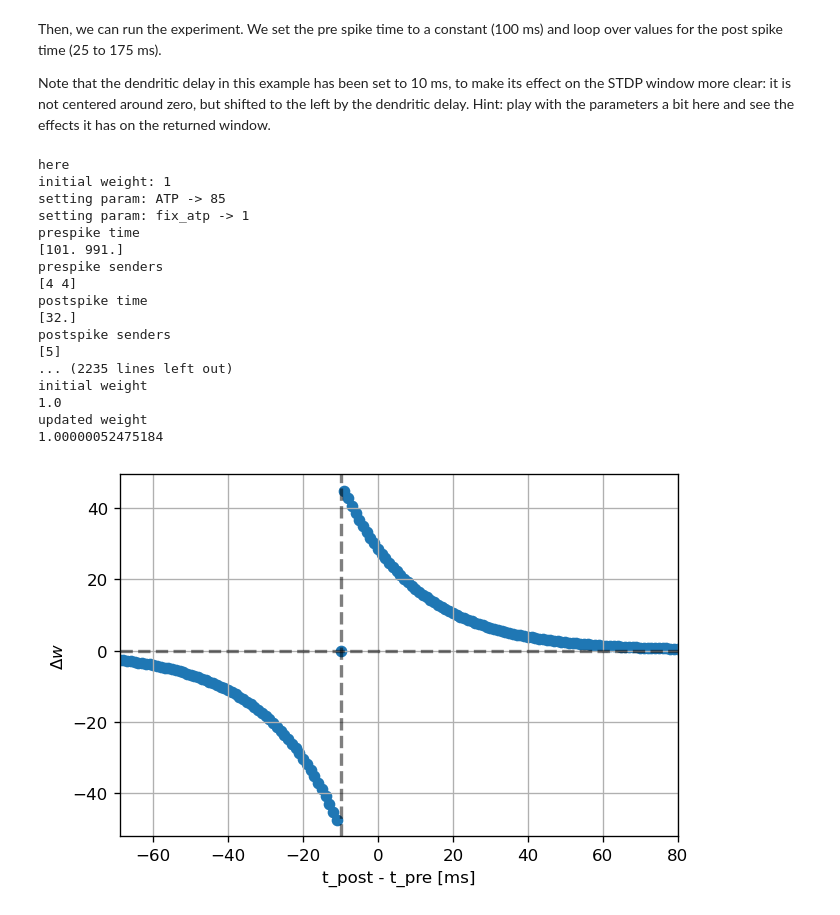
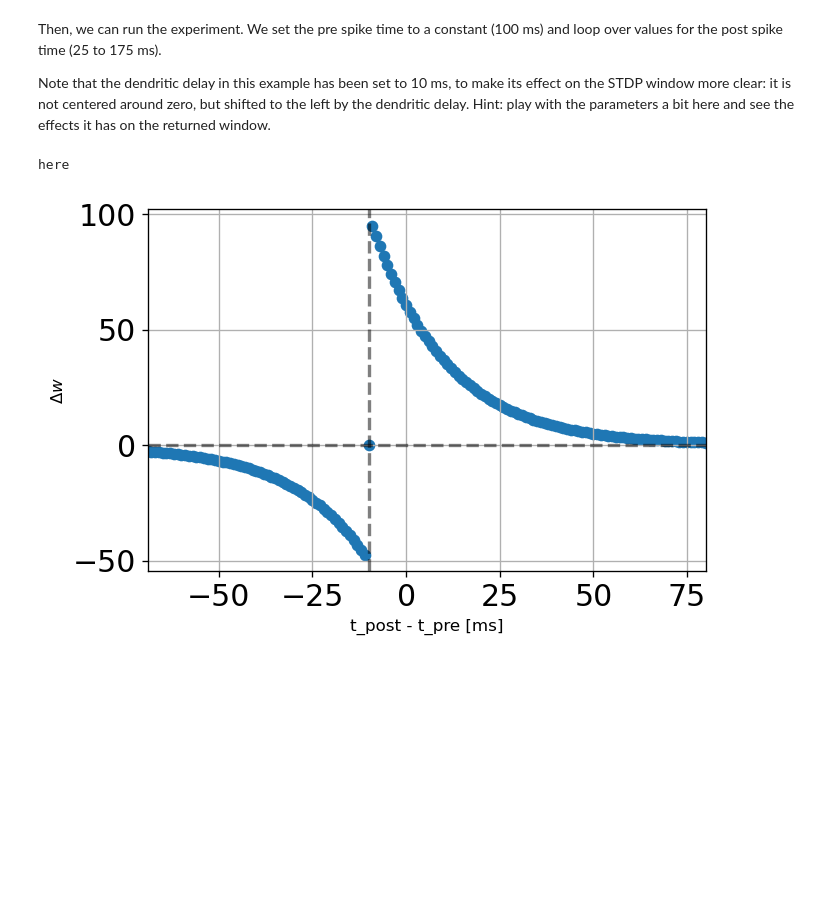
Before and after one commit to Wiss/nestml, a Jupyter notebook: ehp/three_factor_lr/ed_stdp_complete.ipynb, the cells around one changed output. Cells and saved outputs as stored; diff of their text form; code cells hidden in the pictures; blank space fills up the shorter version.

```diff
--- a/ehp/three_factor_lr/ed_stdp_complete.ipynb
+++ b/ehp/three_factor_lr/ed_stdp_complete.ipynb
@@ -277,7 +277,7 @@ but we can use other functions as well. Here we are assuming the ATP is in perce
 # %%
 #delta_t = t_o - t_i
 verbose = False
-eta = 5
+eta = 20
 exponential = True
 def stdp_ATP(ATP = 100,
             delta_t = delta_t,
@@ -475,12 +505,14 @@ def run_network(pre_spike_time, post_spike_time,
                           synapse_parameters=None,  # optional dictionary passed to the synapse
                           neuron_parameters=None,
                           init_w=1.,
-                          fname_snip=""):
+                          fname_snip="",
+                           verbose=0):
 
     nest.set_verbosity("M_WARNING")
     #nest.set_verbosity("M_ALL")
 
-    print(f'initial weight: {init_w}')
+    if verbose:
+        print(f'initial weight: {init_w}')
 
     nest.ResetKernel()
     nest.SetKernelStatus({'resolution': resolution})
@@ -505,7 +537,8 @@ def run_network(pre_spike_time, post_spike_time,
     post_neuron = nest.Create(neuron_model_name)
     if neuron_parameters is not None:
         for param, param_value in neuron_parameters.items():
-            print(f'setting param: {param} -> {param_value}')
+            if verbose:
+                print(f'setting param: {param} -> {param_value}')
             post_neuron.set({param: param_value})
 
     spikedet_pre = nest.Create("spike_recorder")
@@ -539,18 +572,19 @@ def run_network(pre_spike_time, post_spike_time,
     dt = actual_t_post_sp - actual_t_pre_sp
     dw = (updated_weight - initial_weight) / lmbda
 
-    print("prespike time")
-    print(nest.GetStatus(spikedet_pre)[0]["events"]["times"])
-    print("prespike senders")
-    print(nest.GetStatus(spikedet_pre)[0]["events"]["senders"])
-    print("postspike time")
-    print(nest.GetStatus(spikedet_post)[0]["events"]["times"])
-    print("postspike senders")
-    print(nest.GetStatus(spikedet_post)[0]["events"]["senders"])
-    print("initial weight")
-    print(initial_weight)
-    print("updated weight")
-    print(updated_weight)
+    if verbose:
+        print("prespike time")
+        print(nest.GetStatus(spikedet_pre)[0]["events"]["times"])
+        print("prespike senders")
+        print(nest.GetStatus(spikedet_pre)[0]["events"]["senders"])
+        print("postspike time")
+        print(nest.GetStatus(spikedet_post)[0]["events"]["times"])
+        print("postspike senders")
+        print(nest.GetStatus(spikedet_post)[0]["events"]["senders"])
+        print("initial weight")
+        print(initial_weight)
+        print("updated weight")
+        print(updated_weight)
 
     return dt, dw
 # %% [markdown]
@@ -602,46 +636,31 @@ def plot_stdp_window(dt_vec, dw_vec, delay):
     ax.set_ylim(ylim)
 # %%
 fix_atp = 1  # 1 or 0
+atp = 100
 if fix_atp == 1:
     print('here')
-    initial_atp = 85
+    initial_atp = atp
 else:
     print('here2')
     initial_atp = 100
 eta = 5
 init_w = 1
 alpha = 0.5
 mu_plus = 0
 mu_minus = 0
 dt_vec, dw_vec, delay = stdp_window(neuron_model_name, synapse_model_name,
                                     synapse_parameters={"alpha": alpha,
                                                        #"lambda": 0.005,
                                                        "mu_plus": mu_plus,
                                                        "mu_minus": mu_minus,
                                                        "eta": eta
                                                        },
                                    neuron_parameters={"ATP": initial_atp,
                                                       "fix_atp": fix_atp
                                                      },
                                    init_w=init_w)
 
 plot_stdp_window(dt_vec, dw_vec, delay)
 # %% [output]
 here
-initial weight: 1
-setting param: ATP -> 85
-setting param: fix_atp -> 1
-prespike time
-[101. 991.]
-prespike senders
-[4 4]
-postspike time
-[32.]
-postspike senders
-[5]
-... (2235 lines left out)
-initial weight
-1.0
-updated weight
-1.00000052475184
-[figure, old version]
+[figure, new version]
```
Also changed, not shown: parts of 5 cells of this notebook, 1 other file.
